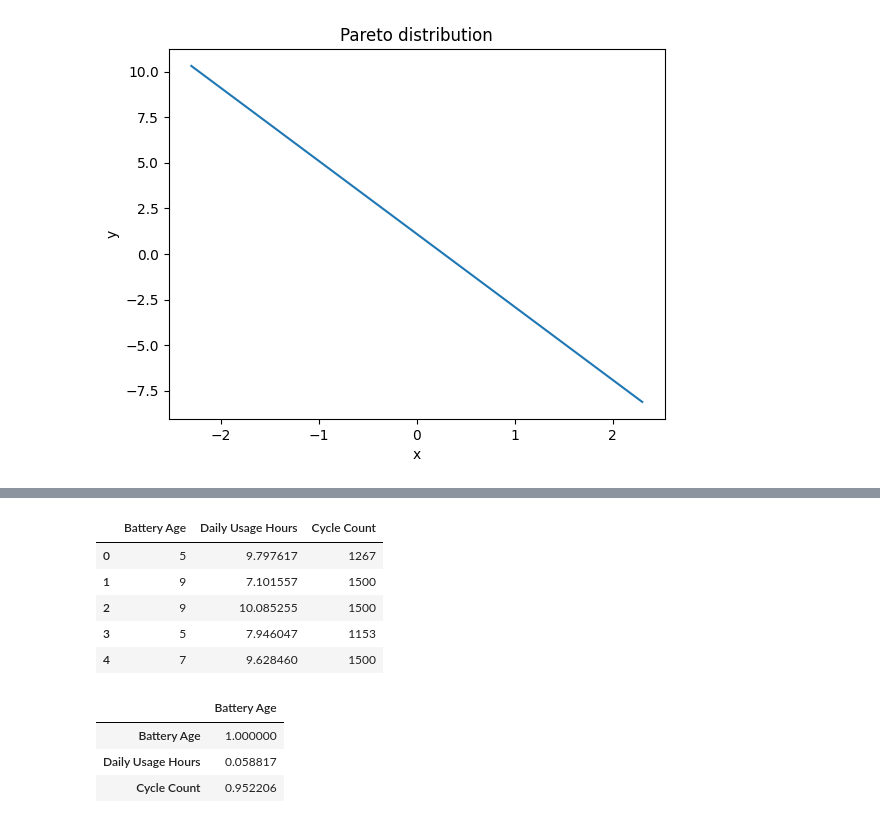
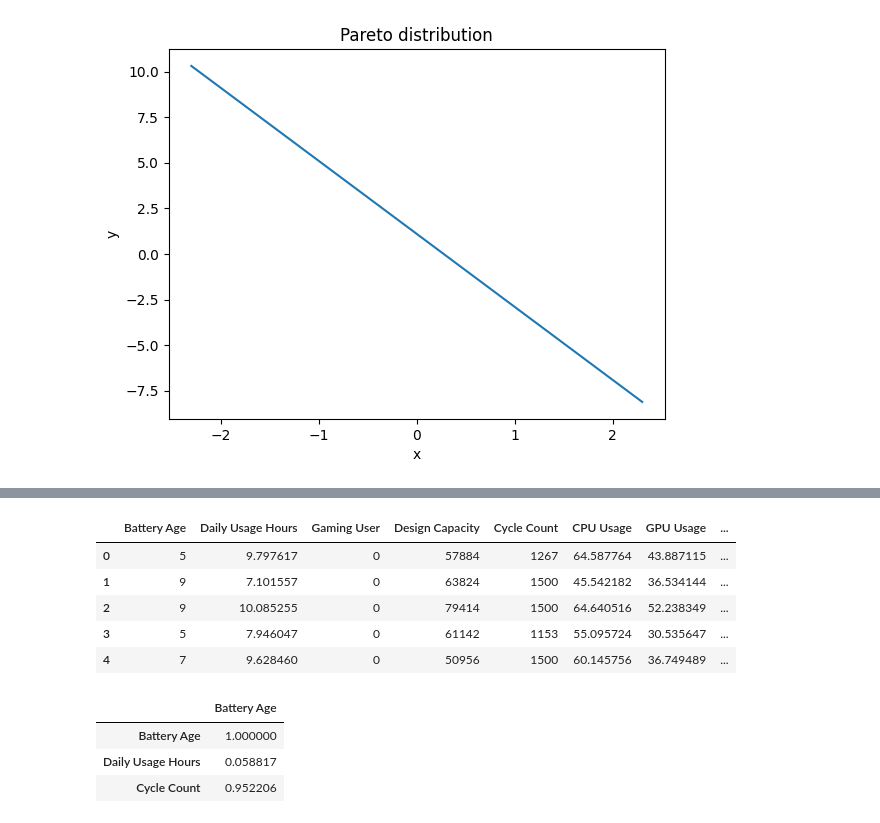
Before and after one commit to SUCCESSneeded/practice, a Jupyter notebook: Mlmaths.ipynb, the cells around one changed output, grey strips where cells are left out. Saved outputs shown, nothing was run; the diff lists cells and outputs as text; code cells hidden in the pictures.

```diff
--- a/Mlmaths.ipynb
+++ b/Mlmaths.ipynb
@@ -348,15 +348,15 @@ plt.show()
 # %%
 url="https://raw.githubusercontent.com/SUCCESSneeded/numpy-100/refs/heads/master/battery_health_dataset.csv"
 df=pd.read_csv(url,usecols=['Battery Age','Cycle Count','Daily Usage Hours'])
-
+battery_csv=df=pd.read_csv(url)
 df.head()
 # %% [output]
-|  | Battery Age | Daily Usage Hours | Cycle Count |
-| 0 | 5 | 9.797617 | 1267 |
-| 1 | 9 | 7.101557 | 1500 |
-| 2 | 9 | 10.085255 | 1500 |
-| 3 | 5 | 7.946047 | 1153 |
-| 4 | 7 | 9.628460 | 1500 |
+|  | Battery Age | Daily Usage Hours | Gaming User | Design Capacity | Cycle Count | CPU Usage | GPU Usage | ... |
+| 0 | 5 | 9.797617 | 0 | 57884 | 1267 | 64.587764 | 43.887115 | ... |
+| 1 | 9 | 7.101557 | 0 | 63824 | 1500 | 45.542182 | 36.534144 | ... |
+| 2 | 9 | 10.085255 | 0 | 79414 | 1500 | 64.640516 | 52.238349 | ... |
+| 3 | 5 | 7.946047 | 0 | 61142 | 1153 | 55.095724 | 30.535647 | ... |
+| 4 | 7 | 9.628460 | 0 | 50956 | 1500 | 60.145756 | 36.749489 | ... |
 # %%
 df.corr(numeric_only=True)['Battery Age']
 # %% [output]
```
Also changed, not shown: parts of 43 cells of this notebook.
